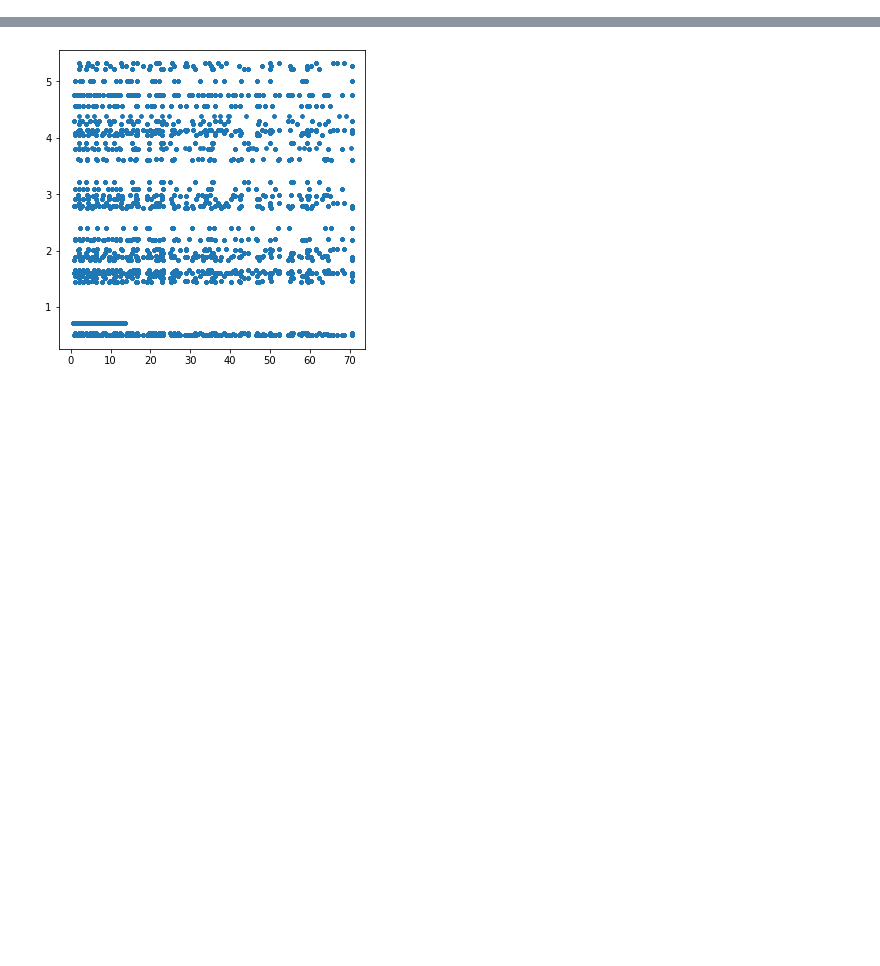
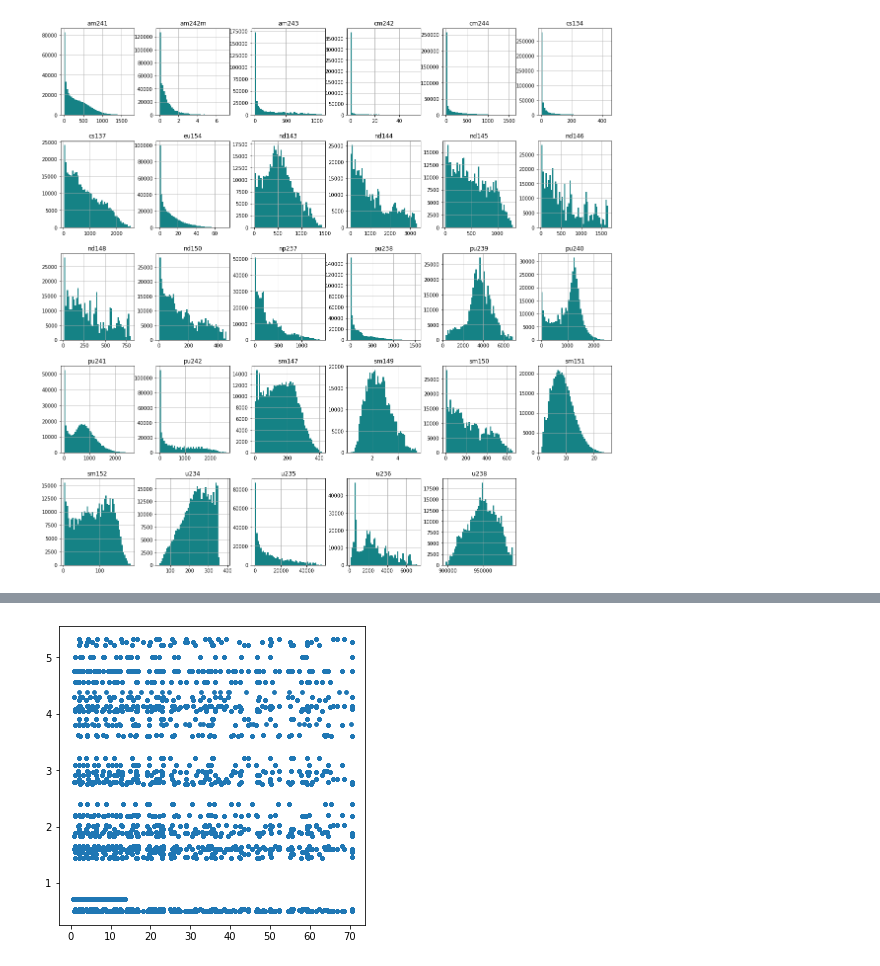
Before and after one commit to opotowsky/process_results, a Jupyter notebook: histograms_viz.ipynb, the cells around one changed output, grey strips where cells are left out. Saved outputs shown, nothing was run; the diff lists cells and outputs as text; code cells hidden in the pictures; blank space fills up the shorter version.

```diff
--- a/histograms_viz.ipynb
+++ b/histograms_viz.ipynb
@@ -30,0 +43,7 @@ trainXY.sample(2)
+# %%
+trainXY = pd.read_pickle(rdrive + 'sim_grams_nuc29.pkl')
+trainX = trainXY.drop(lbls+['total'], axis=1)
+trainX.hist(layout=(5,6), bins=50, color=colors['MTeal'], figsize=(20, 20))
+plt.savefig('./plots/histograms_trainset_features.png', bbox_inches='tight', transparent=True)
+# %% [output]
+[figure, added]
```
Also changed, not shown: parts of 11 cells of this notebook.
